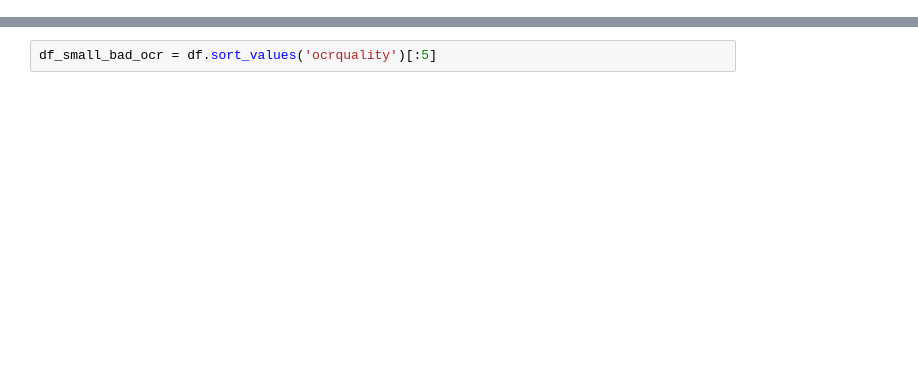
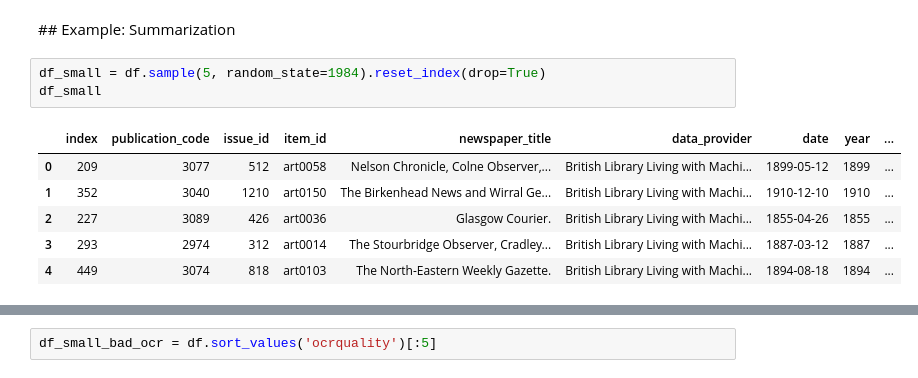
Before and after one commit to kasparvonbeelen/lancaster-newspaper-workshop, a Jupyter notebook: LLMs.ipynb, the cells around one changed output, grey strips where cells are left out. Cells and saved outputs as stored; diff of their text form; blank space fills up the shorter version.

```diff
--- a/LLMs.ipynb
+++ b/LLMs.ipynb
@@ -104,0 +145,12 @@ def generate_from_prompt(row, prompt):
+# %% [markdown]
+## Example: Summarization
+# %%
+df_small = df.sample(5, random_state=1984).reset_index(drop=True)
+df_small
+# %% [output]
+|  | index | publication_code | issue_id | item_id | newspaper_title | data_provider | date | year | ... |
+| 0 | 209 | 3077 | 512 | art0058 | Nelson Chronicle, Colne Observer,... | British Library Living with Machi... | 1899-05-12 | 1899 | ... |
+| 1 | 352 | 3040 | 1210 | art0150 | The Birkenhead News and Wirral Ge... | British Library Living with Machi... | 1910-12-10 | 1910 | ... |
+| 2 | 227 | 3089 | 426 | art0036 | Glasgow Courier. | British Library Living with Machi... | 1855-04-26 | 1855 | ... |
+| 3 | 293 | 2974 | 312 | art0014 | The Stourbridge Observer, Cradley... | British Library Living with Machi... | 1887-03-12 | 1887 | ... |
+| 4 | 449 | 3074 | 818 | art0103 | The North-Eastern Weekly Gazette. | British Library Living with Machi... | 1894-08-18 | 1894 | ... |
```
Also changed, not shown: parts of 49 cells of this notebook.
